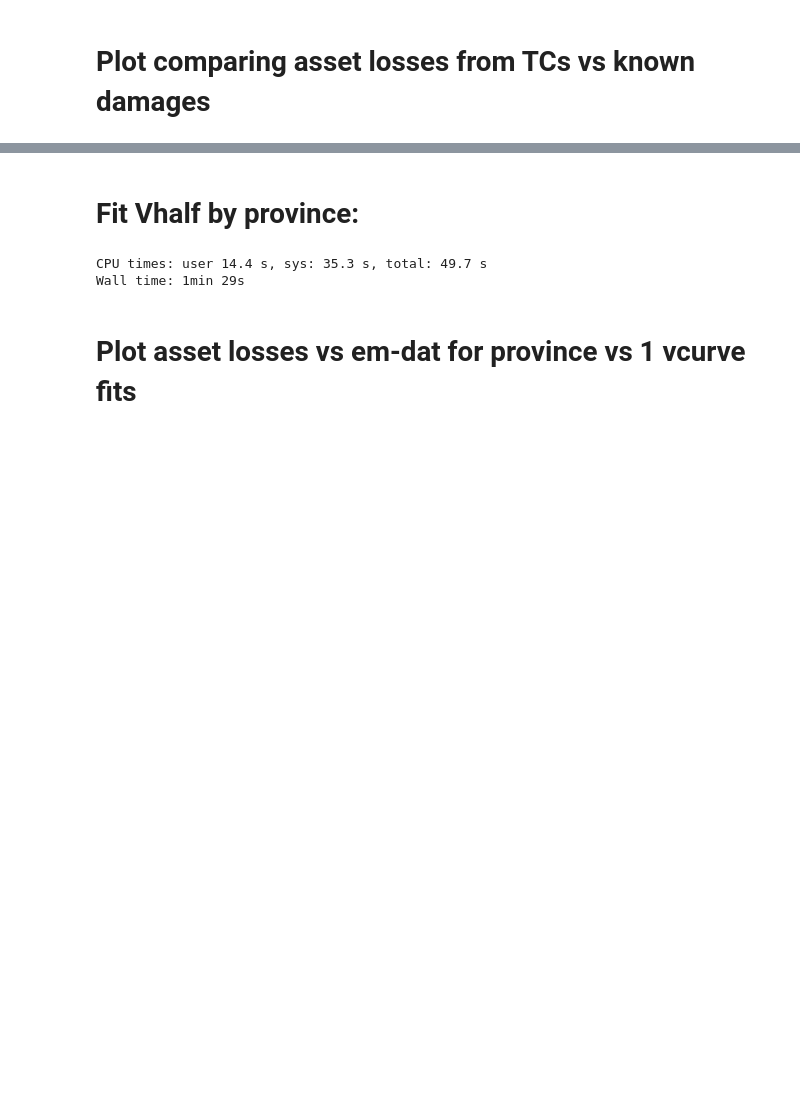
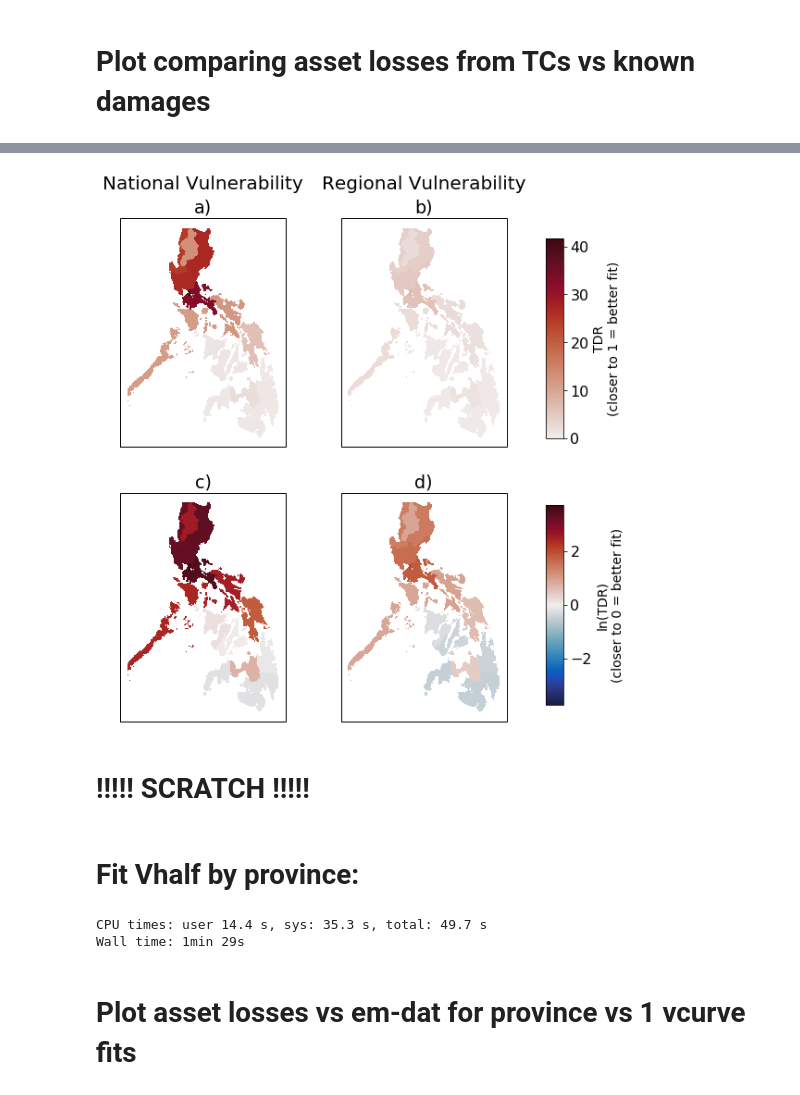
Before and after one commit to janewbaldwin/TC_Risk_WorldBank, a Jupyter notebook: ASSET_LOSSES/emdat_comparison_phi.ipynb, the cells around one changed output, grey strips where cells are left out. Drawn from its saved outputs; the diff is of its cells as text; code cells hidden in the pictures; blank space fills up the shorter version.

```diff
--- a/ASSET_LOSSES/emdat_comparison_phi.ipynb
+++ b/ASSET_LOSSES/emdat_comparison_phi.ipynb
@@ -584,3 +802,72 @@ plt.savefig('assetlosses_'+label+'.png')
+# %%
+# Plot TDR across space for RMSF-fit all curve vs RMSF-fit regional curve
+
+# Load TDR values
+
+tdr_onecurve = pickle.load(open("CORR_METRICS/tdr_check_onecurve_2.p","rb"))
+tdr_region = pickle.load(open("CORR_METRICS/tdr_check_region_2.p","rb"))
+
+# Load regions list and mask
+# ts_per_year = pickle.load(open("ts_per_year.p","rb"))
+# regions = list(ts_per_year.keys())
+pickle_in = open("/home/jbaldwin/WorldBank/REGION_MASKS/state_ids.p","rb")
+state_ids = pickle.load(pickle_in)
+d_mask = xr.open_dataset('/home/jbaldwin/WorldBank/REGION_MASKS/philippines_province_masks_newlitpopgrid.nc')
+
+# Assign TDR on map to different provinces
+tdr_map_onecurve = xr.Dataset.copy(d_mask)
+tdr_map_region = xr.Dataset.copy(d_mask)
+for key in state_ids:
+    tdr_map_onecurve.states.values[tdr_map_onecurve.states==state_ids[key]] = tdr_onecurve[key]
+    tdr_map_region.states.values[tdr_map_region.states==state_ids[key]] = tdr_region[key]
+
+tdr_map_onecurve.to_netcdf('CORR_METRICS/tdr_check_map_onecurve_2.nc')
+tdr_map_region.to_netcdf('CORR_METRICS/tdr_check_map_region_2.nc')
+
+log_onecurve = np.log(tdr_map_onecurve.states)
+log_region = np.log(tdr_map_region.states)
+
+# Make plot of TDR across space
+fig = plt.figure(figsize=(9,10))
+plt.rcParams.update({'font.size': 16})
+
+vmax = np.max([np.max(tdr_map_onecurve.states),np.max(tdr_map_region.states)])
+
+ax1 = plt.subplot(221,projection=ccrs.PlateCarree())
+p = tdr_map_onecurve.states.plot(vmax = vmax, vmin = 0, cmap=cmocean.cm.amp,transform=ccrs.PlateCarree(), add_colorbar = False)
+plt.title('a)')
+ax1.text(0.5, 1.15, 'National Vulnerability', fontsize = 20, horizontalalignment='center', verticalalignment='center', transform=ax1.transAxes)
+
+ax2 = plt.subplot(222,projection=ccrs.PlateCarree())
+p = tdr_map_region.states.plot(vmax = vmax, vmin = 0, cmap=cmocean.cm.amp,transform=ccrs.PlateCarree(), add_colorbar = False)
+plt.title('b)')
+
+fig.subplots_adjust(right=0.8)
+cbar_ax = fig.add_axes([0.85, 0.55, 0.03, 0.3])
+cb = plt.colorbar(p, cax=cbar_ax, orientation="vertical")
+cb.set_label(label='TDR\n(closer to 1 = better fit)',fontsize=14)
+ax2.text(0.5, 1.15, 'Regional Vulnerability', fontsize = 20, horizontalalignment='center', verticalalignment='center', transform=ax2.transAxes)
+
+vmax = np.max([np.max(np.abs(log_onecurve)),np.max(np.abs(log_region))])
+
+ax3 = plt.subplot(223,projection=ccrs.PlateCarree())
+p = log_onecurve.plot(vmax = vmax, vmin = -vmax, cmap=cmocean.cm.balance,transform=ccrs.PlateCarree(), add_colorbar = False)
+plt.title('c)')
+
+ax4 = plt.subplot(224,projection=ccrs.PlateCarree())
+p = log_region.plot(vmax = vmax, vmin = -vmax, cmap=cmocean.cm.balance,transform=ccrs.PlateCarree(), add_colorbar = False)
+plt.title('d)')
+cbar_ax = fig.add_axes([0.85, 0.15, 0.03, 0.3])
+cb = plt.colorbar(p, cax=cbar_ax, orientation="vertical")
+cb.set_label(label='ln(TDR)\n(closer to 0 = better fit)',fontsize=14)
+
+plt.tight_layout()
+plt.savefig('FIGURES/tdr_check.png',dpi=400)
+plt.savefig('FIGURES/tdr_check.pdf')
+# %% [output]
+[figure, added]
+# %% [markdown]
+# !!!!! SCRATCH !!!!!
 # %% [markdown]
 # Fit Vhalf by province:
 # %%
```
Also changed, not shown: parts of 25 cells of this notebook.
